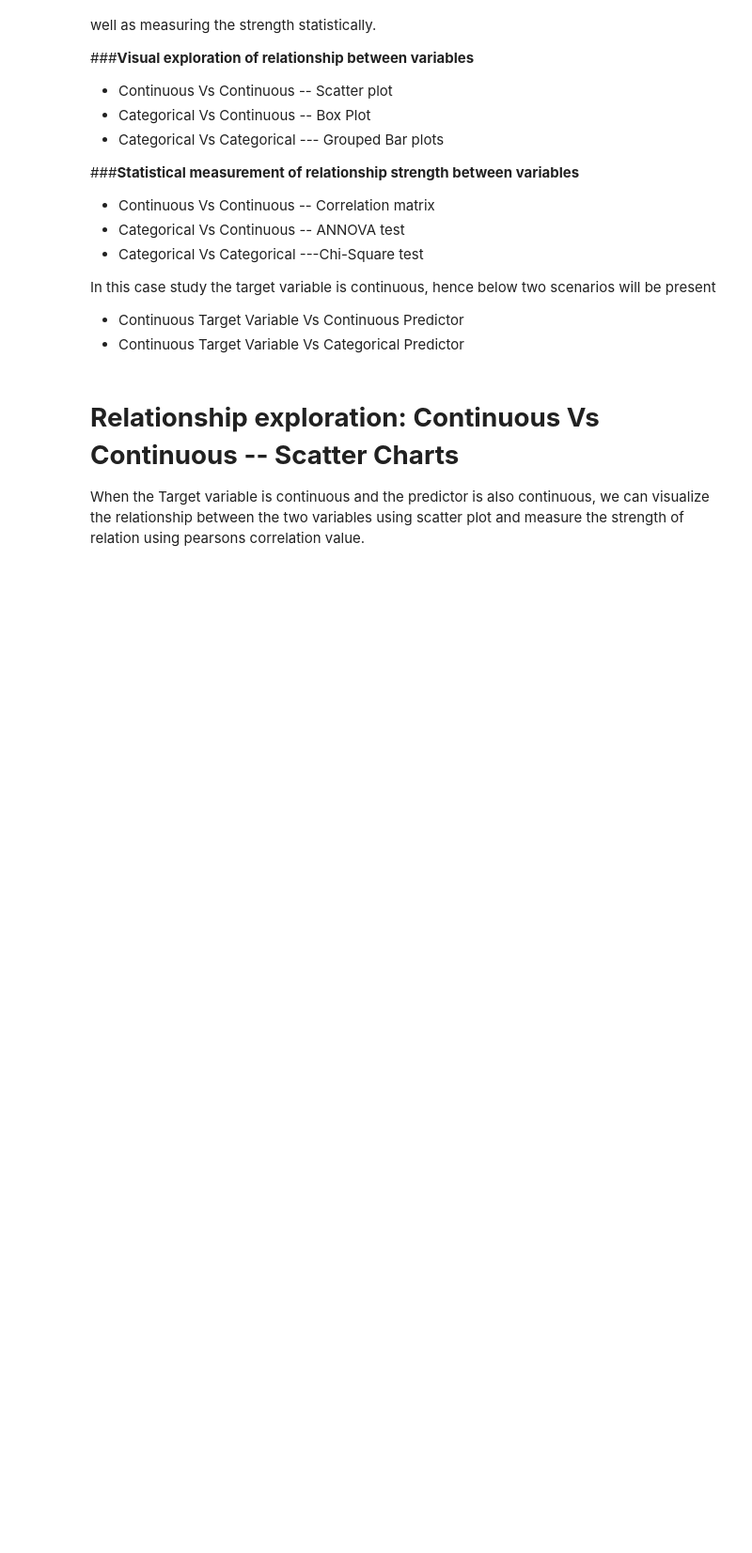
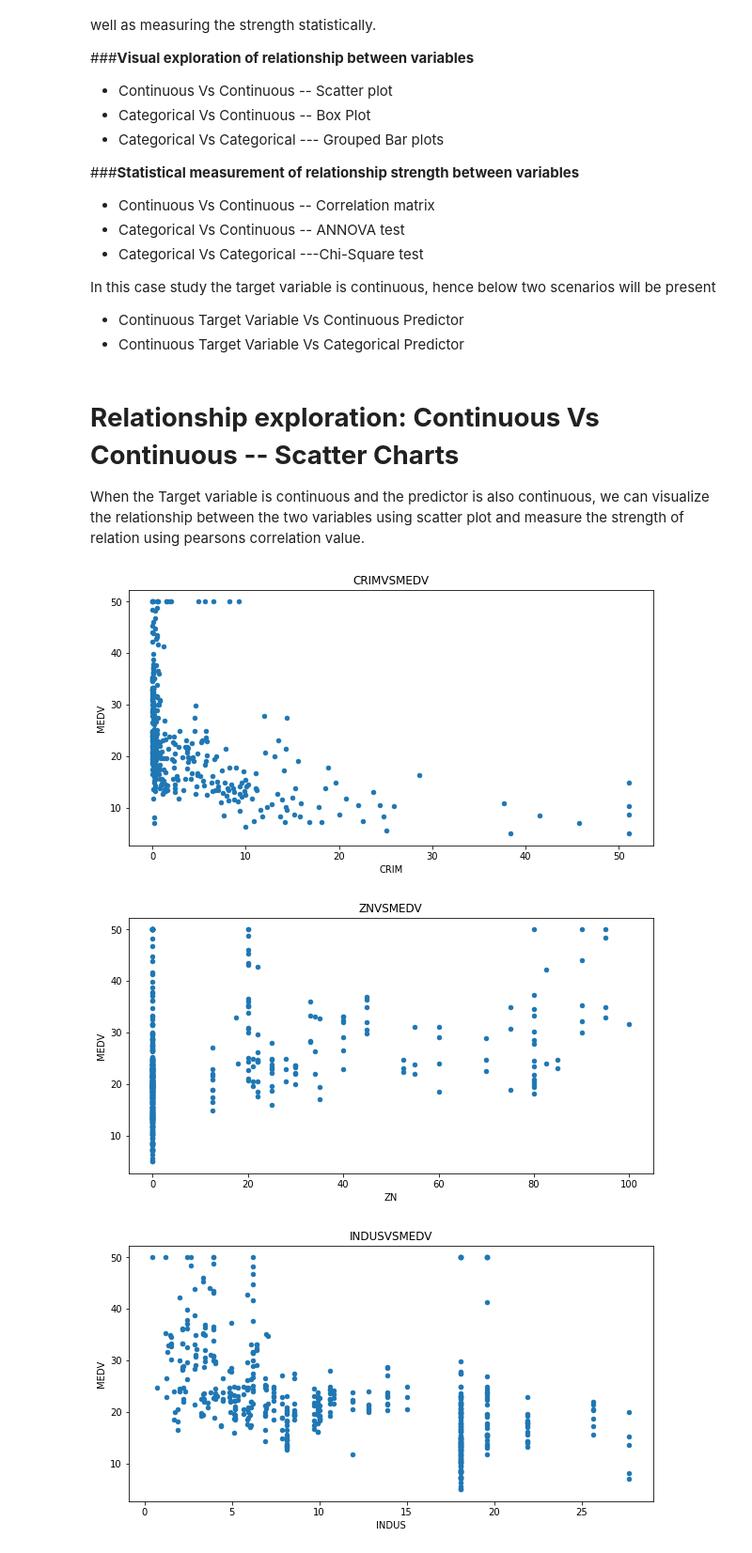
Before and after one commit to Amarjeet-1998/Boston_housing_price_prediction, a Jupyter notebook: Boston_Housing_Price_prediction_Project.ipynb, the cells around one changed output. Shown at 94% size. Drawn from its saved outputs; the diff is of its cells as text; code cells hidden in the pictures; blank space fills up the shorter version.

```diff
--- a/Boston_Housing_Price_prediction_Project.ipynb
+++ b/Boston_Housing_Price_prediction_Project.ipynb
@@ -448,3 +448,14 @@ In this case study the target variable is continuous, hence below two scenarios
 # **Relationship exploration: Continuous Vs Continuous -- Scatter Charts**
 
 When the Target variable is continuous and the predictor is also continuous, we can visualize the relationship between the two variables using scatter plot and measure the strength of relation using pearsons correlation value.
+# %%
+ContinuousCols = ['CRIM','ZN','INDUS','NOX','RM','AGE','DIS','TAX','PTRATIO','B','LSTAT']
+
+#Plotting scatter chart for each predictor vs the target variable
+
+for predictor in ContinuousCols:
+  BostonData.plot.scatter(x= predictor, y ='MEDV', figsize =(10,5), title=predictor + "VS" +'MEDV')
+# %% [output]
+[figure, added]
+[figure, added]
+[figure, added]
```
Also changed, not shown: parts of 4 cells of this notebook.
